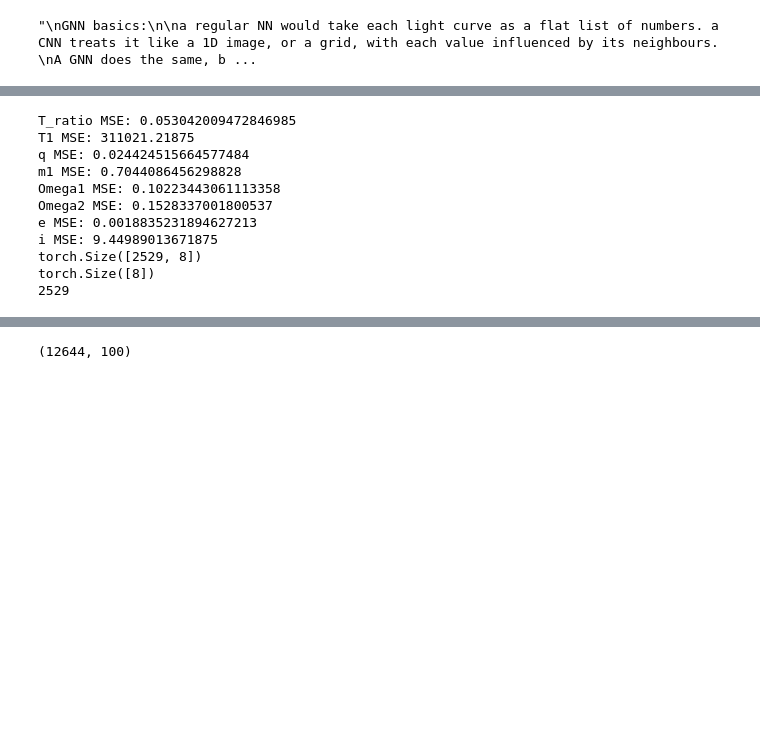
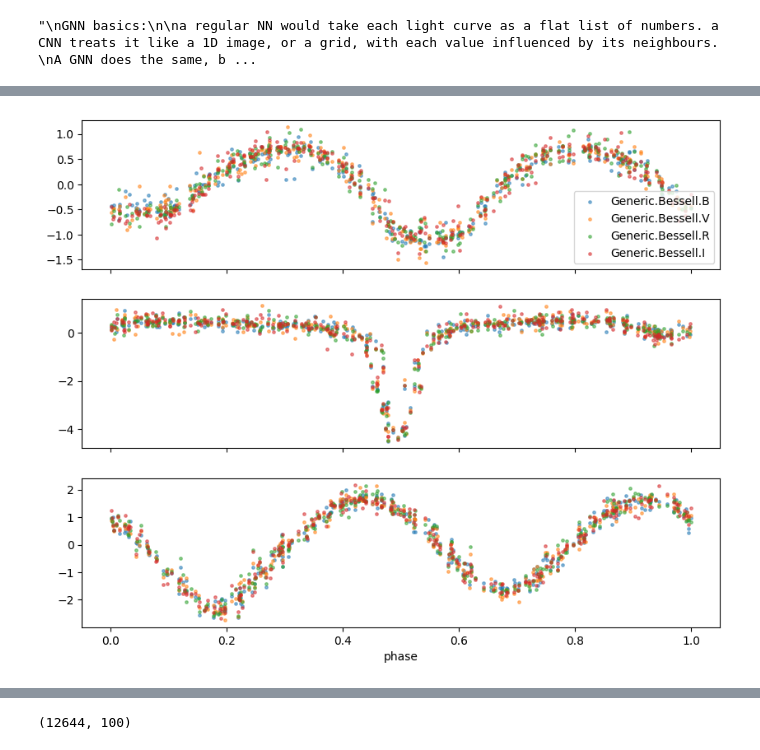
Before and after one commit to seanfoxhay-debug/eclipsing-binaries, a Jupyter notebook: Eclipsing binaries classification.ipynb, the cells around one changed output, grey strips where cells are left out. Saved outputs shown, nothing was run; the diff lists cells and outputs as text; code cells hidden in the pictures; blank space fills up the shorter version.

```diff
--- a/Eclipsing binaries classification.ipynb
+++ b/Eclipsing binaries classification.ipynb
@@ -886,22 +782,20 @@ Using best model from epoch 323, val loss 0.1005
 # %%
-for j,name in enumerate(param_names):
-    print(f"{name} MSE: {phys_MSE[j]}")
+# demonstration of 'dense cloud' around curve
 
-print(pred_phys.shape)
-print(phys_MSE.shape)
-print(len(val_loader.dataset))
+phi, flux = make_observations(curves) # 'curves' is the final batch used in the model training
+phi = phi.detach().cpu().numpy() # (N_obs,), sorted by phase
+flux = flux.detach().cpu().numpy() # (4, N_obs)
+
+fig, ax = plt.subplots(nrows=3, ncols=1, figsize=(10,8), sharex=True)
+for i in range(3):
+    for b in range(4):
+        ax[i].scatter(phi[i], flux[i,b], s=6, alpha=0.5, label=passbands[b])
+    ax[-1].set_xlabel('phase')
+
+ax[0].legend()
+plt.show()
 # %% [output]
-T_ratio MSE: 0.053042009472846985
-T1 MSE: 311021.21875
-q MSE: 0.024424515664577484
-m1 MSE: 0.7044086456298828
-Omega1 MSE: 0.10223443061113358
-Omega2 MSE: 0.1528337001800537
-e MSE: 0.0018835231894627213
-i MSE: 9.44989013671875
-torch.Size([2529, 8])
-torch.Size([8])
-2529
+[figure, added]
 # %%
 # todo plot accuracy - done
 # make parameters independent in elisa(m2, T2) - done
```
Also changed, not shown: parts of 22 cells of this notebook.
